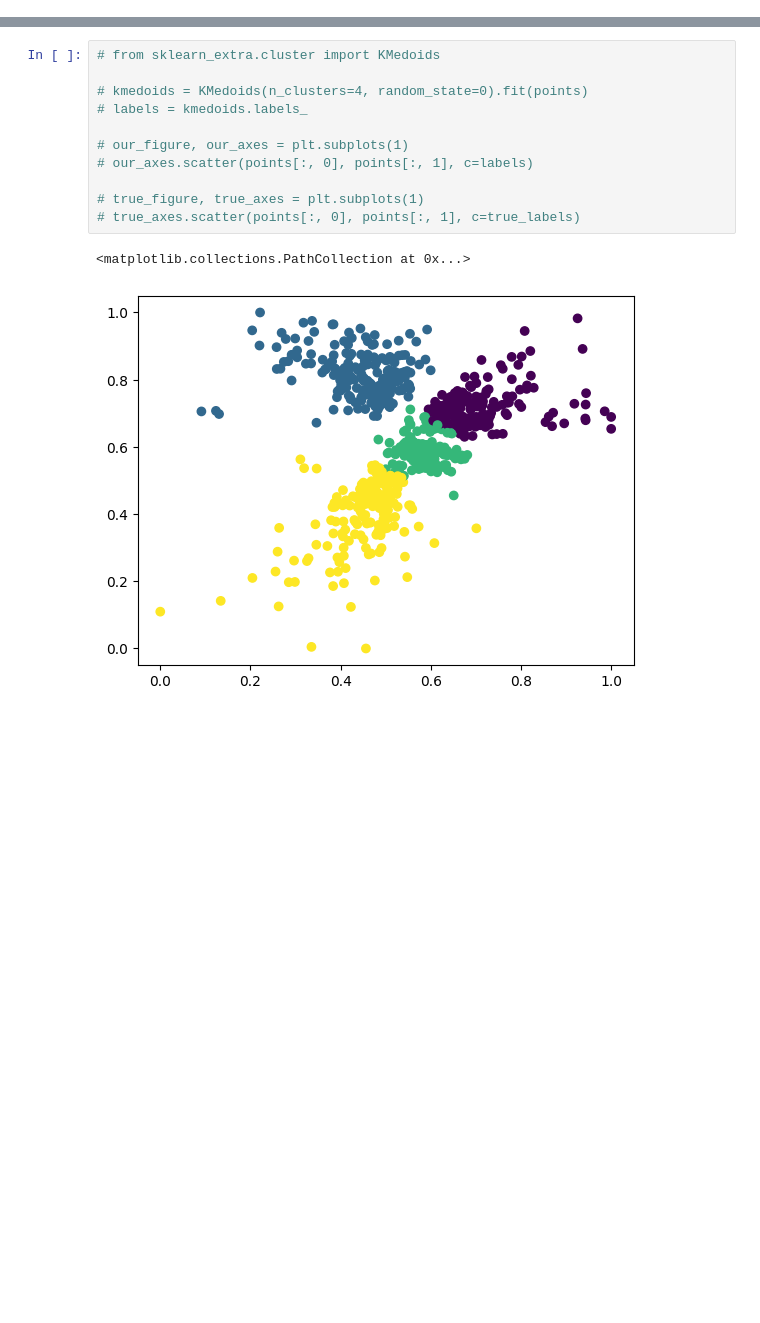
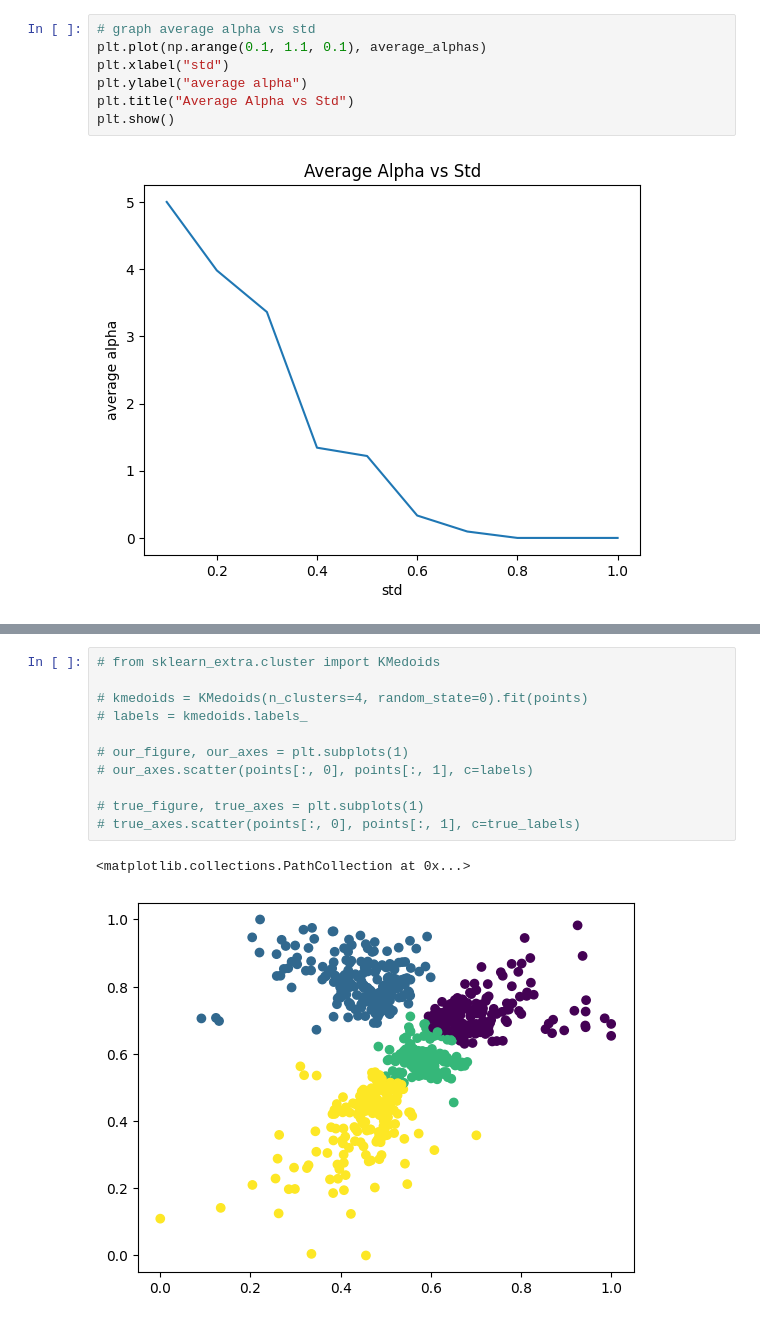
Before and after one commit to Altanali/ApproximationStabilityClustering, a Jupyter notebook: notebook.ipynb, the cells around one changed output, grey strips where cells are left out. Drawn from its saved outputs; the diff is of its cells as text; blank space fills up the shorter version.

```diff
--- a/notebook.ipynb
+++ b/notebook.ipynb
@@ -268,0 +379,9 @@ k_medoids_accuracy:  0.9666666666666667
+# %%
+# graph average alpha vs std
+plt.plot(np.arange(0.1, 1.1, 0.1), average_alphas)
+plt.xlabel("std")
+plt.ylabel("average alpha")
+plt.title("Average Alpha vs Std")
+plt.show()
+# %% [output]
+[figure, added]
```
Also changed, not shown: parts of 9 cells of this notebook, 3 other files.
